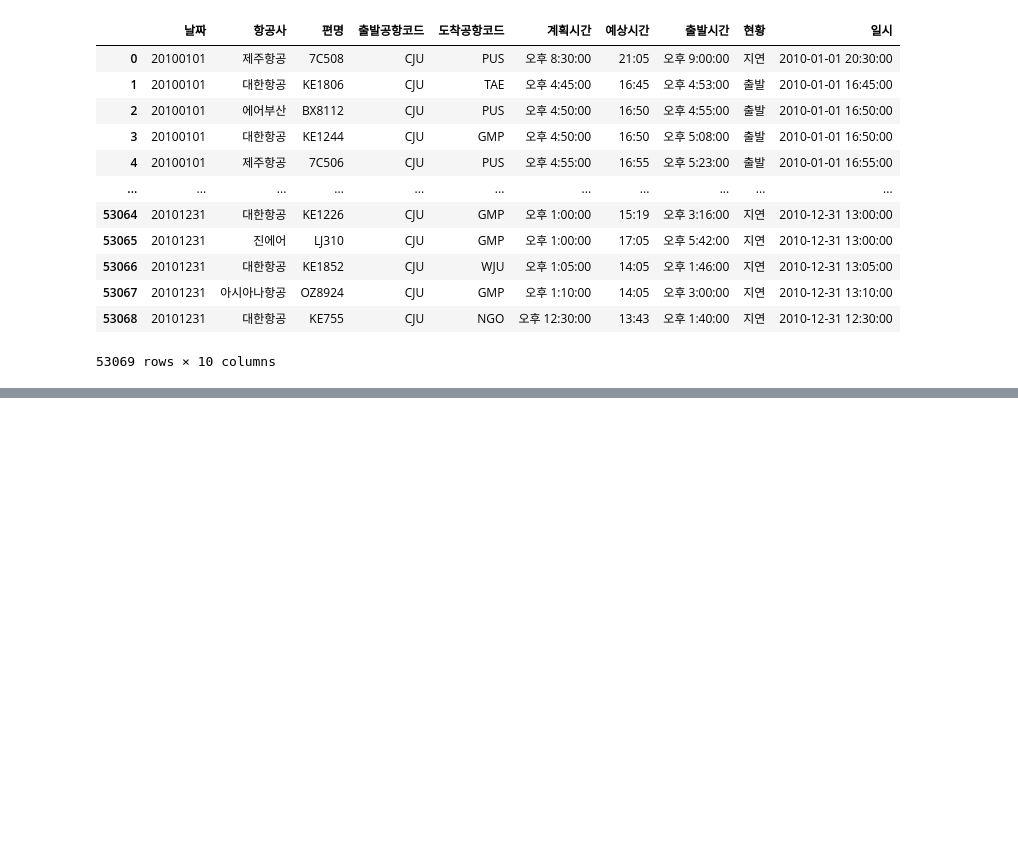
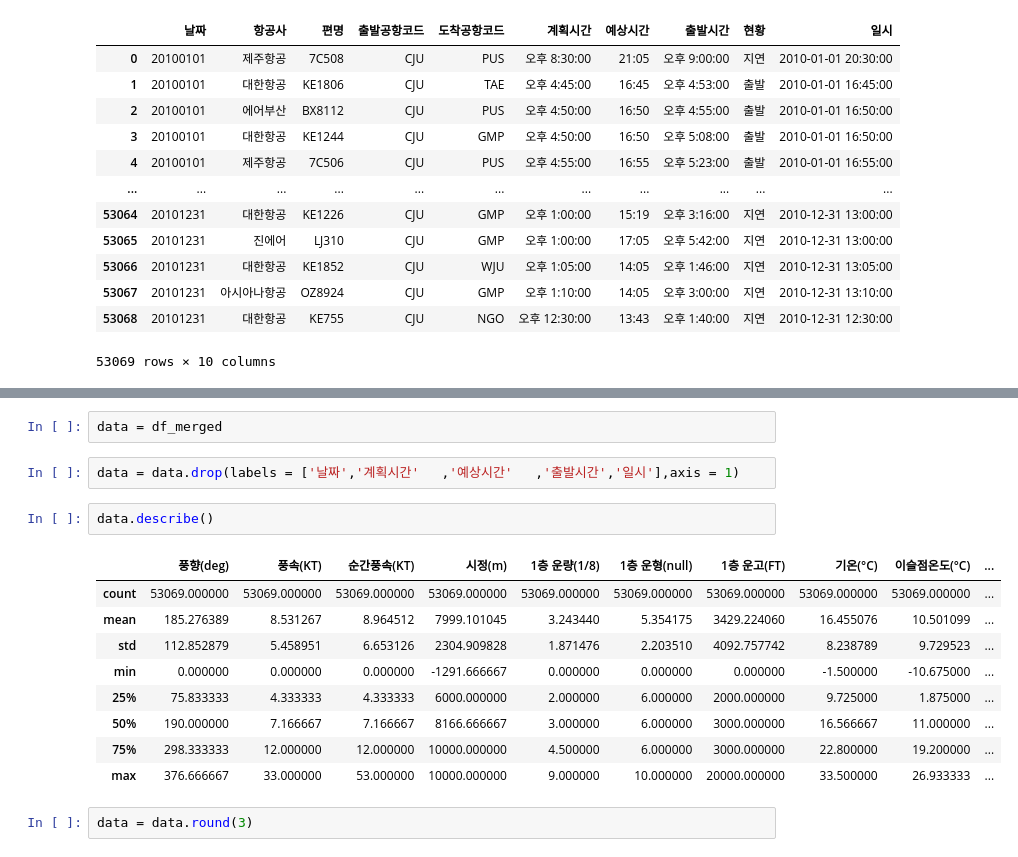
Before and after one commit to lmdss1294/project_2, a Jupyter notebook: Untitled33.ipynb, the cells around one changed output, grey strips where cells are left out. Drawn from its saved outputs; the diff is of its cells as text; blank space fills up the shorter version.

```diff
--- a/Untitled33.ipynb
+++ b/Untitled33.ipynb
@@ -217,0 +338,18 @@ df
+# %%
+data = df_merged
+# %%
+data = data.drop(labels = ['날짜','계획시간'	,'예상시간'	,'출발시간','일시'],axis = 1)
+# %%
+data.describe()
+# %% [output]
+|  | 풍향(deg) | 풍속(KT) | 순간풍속(KT) | 시정(m) | 1층 운량(1/8) | 1층 운형(null) | 1층 운고(FT) | 기온(°C) | 이슬점온도(°C) | ... |
+| count | 53069.000000 | 53069.000000 | 53069.000000 | 53069.000000 | 53069.000000 | 53069.000000 | 53069.000000 | 53069.000000 | 53069.000000 | ... |
+| mean | 185.276389 | 8.531267 | 8.964512 | 7999.101045 | 3.243440 | 5.354175 | 3429.224060 | 16.455076 | 10.501099 | ... |
+| std | 112.852879 | 5.458951 | 6.653126 | 2304.909828 | 1.871476 | 2.203510 | 4092.757742 | 8.238789 | 9.729523 | ... |
+| min | 0.000000 | 0.000000 | 0.000000 | -1291.666667 | 0.000000 | 0.000000 | 0.000000 | -1.500000 | -10.675000 | ... |
+| 25% | 75.833333 | 4.333333 | 4.333333 | 6000.000000 | 2.000000 | 6.000000 | 2000.000000 | 9.725000 | 1.875000 | ... |
+| 50% | 190.000000 | 7.166667 | 7.166667 | 8166.666667 | 3.000000 | 6.000000 | 3000.000000 | 16.566667 | 11.000000 | ... |
+| 75% | 298.333333 | 12.000000 | 12.000000 | 10000.000000 | 4.500000 | 6.000000 | 3000.000000 | 22.800000 | 19.200000 | ... |
+| max | 376.666667 | 33.000000 | 53.000000 | 10000.000000 | 9.000000 | 10.000000 | 20000.000000 | 33.500000 | 26.933333 | ... |
+# %%
+data = data.round(3)
```
Also changed, not shown: parts of 17 cells of this notebook.
